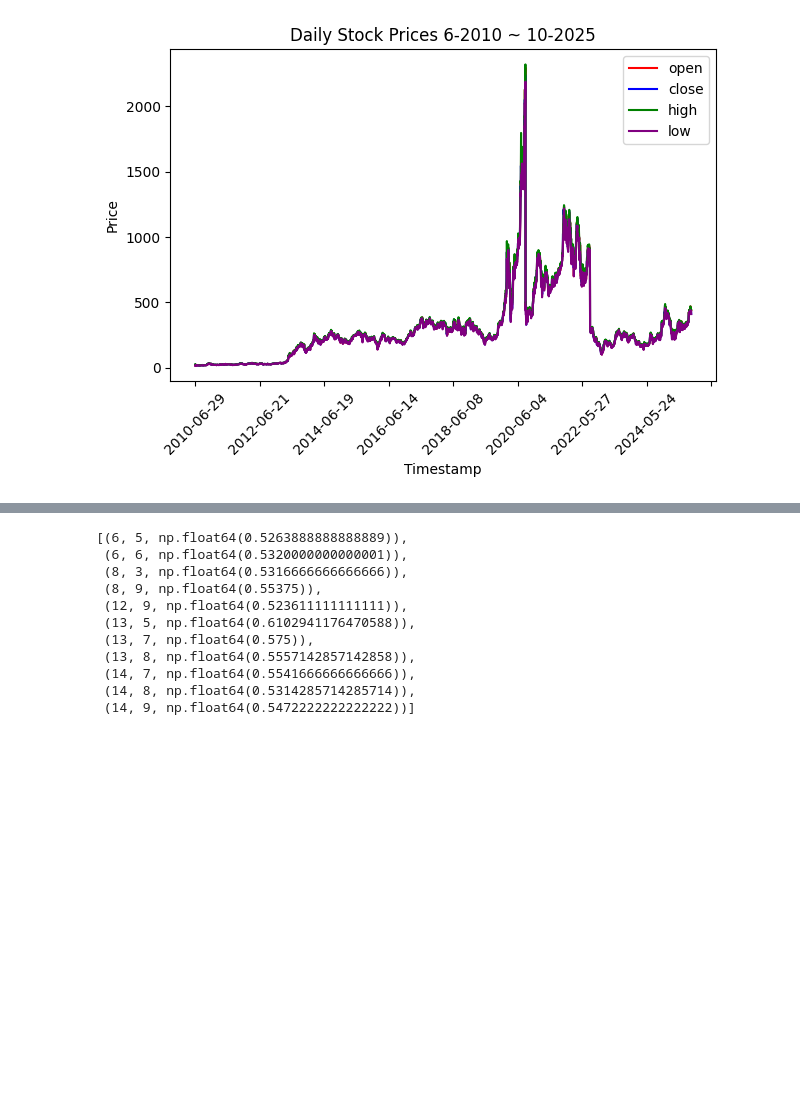
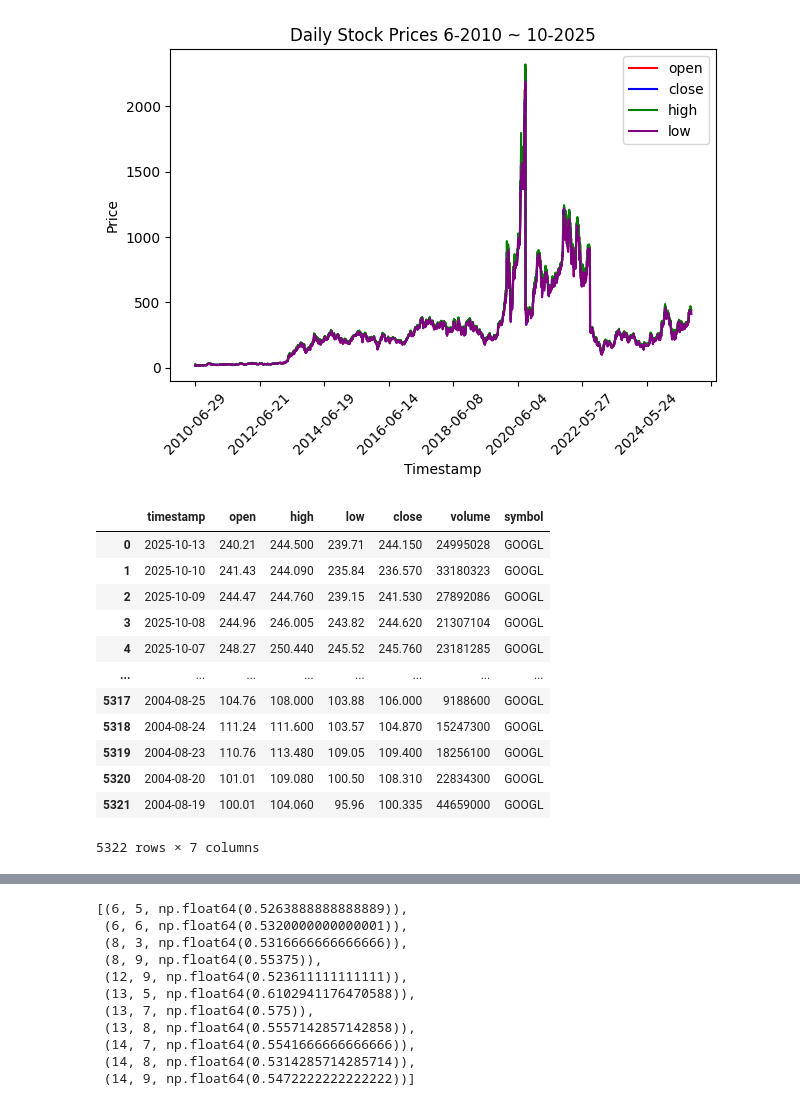
Before and after one commit to ckook24/Koopman-DMD-Algorithm, a Jupyter notebook: Koopman_DMD.ipynb, the cells around one changed output, grey strips where cells are left out. Saved outputs shown, nothing was run; the diff lists cells and outputs as text; code cells hidden in the pictures; blank space fills up the shorter version.

```diff
--- a/Koopman_DMD.ipynb
+++ b/Koopman_DMD.ipynb
@@ -108,6 +109,23 @@ def get_close_prices(portfolio):
     df_combined['mean'] = df_combined.mean(axis=1)
     data_arr = df_combined.to_numpy()
     return data_arr.T
+# %%
+df = TimeSeriesDaily_df('GOOGL')
+df
+# %% [output]
+|  | timestamp | open | high | low | close | volume | symbol |
+| 0 | 2025-10-13 | 240.21 | 244.500 | 239.71 | 244.150 | 24995028 | GOOGL |
+| 1 | 2025-10-10 | 241.43 | 244.090 | 235.84 | 236.570 | 33180323 | GOOGL |
+| 2 | 2025-10-09 | 244.47 | 244.760 | 239.15 | 241.530 | 27892086 | GOOGL |
+| 3 | 2025-10-08 | 244.96 | 246.005 | 243.82 | 244.620 | 21307104 | GOOGL |
+| 4 | 2025-10-07 | 248.27 | 250.440 | 245.52 | 245.760 | 23181285 | GOOGL |
+| ... | ... | ... | ... | ... | ... | ... | ... |
+| 5317 | 2004-08-25 | 104.76 | 108.000 | 103.88 | 106.000 | 9188600 | GOOGL |
+| 5318 | 2004-08-24 | 111.24 | 111.600 | 103.57 | 104.870 | 15247300 | GOOGL |
+| 5319 | 2004-08-23 | 110.76 | 113.480 | 109.05 | 109.400 | 18256100 | GOOGL |
+| 5320 | 2004-08-20 | 101.01 | 109.080 | 100.50 | 108.310 | 22834300 | GOOGL |
+| 5321 | 2004-08-19 | 100.01 | 104.060 | 95.96 | 100.335 | 44659000 | GOOGL |
+5322 rows × 7 columns
 # %%
 #home_construction_portfolio = ['DHI', 'LEN', 'PHM', 'TOL', 'NVR', 'HD', 'LOW', 'SHW', 'SPY']
 # %%
```
Also changed, not shown: parts of 17 cells of this notebook.
